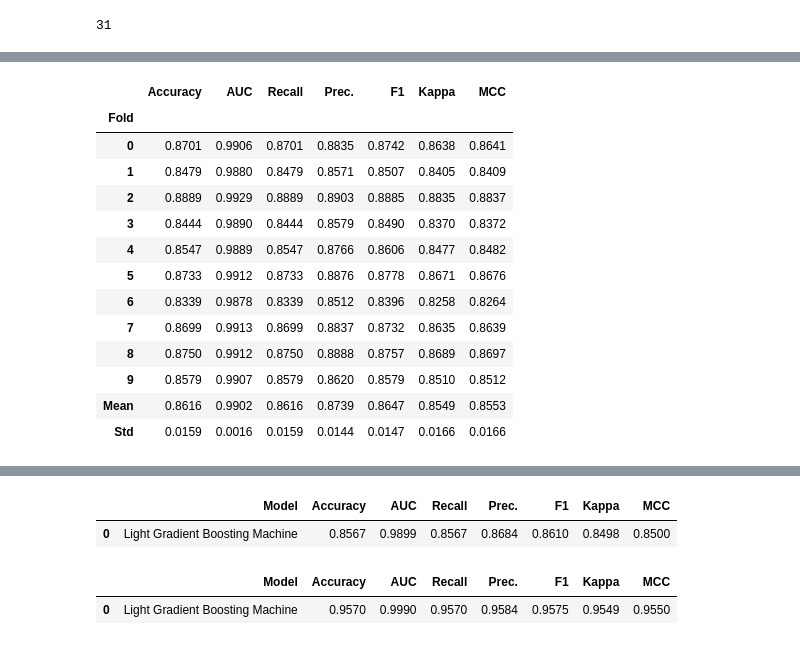
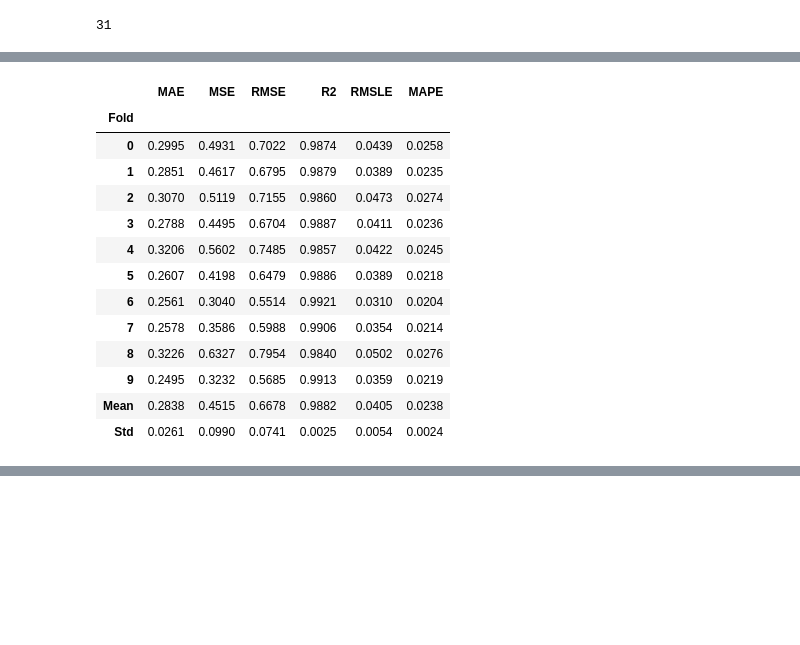
Before and after one commit to cobaltstarkiller/F1RaceOutcome, a Jupyter notebook: f1_race_outcome_LGBM.ipynb, the cells around one changed output, grey strips where cells are left out. Saved outputs shown, nothing was run; the diff lists cells and outputs as text; code cells hidden in the pictures; blank space fills up the shorter version.

```diff
--- a/f1_race_outcome_LGBM.ipynb
+++ b/f1_race_outcome_LGBM.ipynb
@@ -191,33 +172,27 @@ LGBMClassifier(boosting_type='gbdt', class_weight=None, colsample_bytree=1.0,
 # %%
-lgbm_model=create_model('lightgbm')
+lgbm_model=create_model('catboost')
 # %% [output]
 [interactive output not drawn]
-|  | Accuracy | AUC | Recall | Prec. | F1 | Kappa | MCC |
-| Fold |  |  |  |  |  |  |  |
-| 0 | 0.8701 | 0.9906 | 0.8701 | 0.8835 | 0.8742 | 0.8638 | 0.8641 |
-| 1 | 0.8479 | 0.9880 | 0.8479 | 0.8571 | 0.8507 | 0.8405 | 0.8409 |
-| 2 | 0.8889 | 0.9929 | 0.8889 | 0.8903 | 0.8885 | 0.8835 | 0.8837 |
-| 3 | 0.8444 | 0.9890 | 0.8444 | 0.8579 | 0.8490 | 0.8370 | 0.8372 |
-| 4 | 0.8547 | 0.9889 | 0.8547 | 0.8766 | 0.8606 | 0.8477 | 0.8482 |
-| 5 | 0.8733 | 0.9912 | 0.8733 | 0.8876 | 0.8778 | 0.8671 | 0.8676 |
-| 6 | 0.8339 | 0.9878 | 0.8339 | 0.8512 | 0.8396 | 0.8258 | 0.8264 |
-| 7 | 0.8699 | 0.9913 | 0.8699 | 0.8837 | 0.8732 | 0.8635 | 0.8639 |
-| 8 | 0.8750 | 0.9912 | 0.8750 | 0.8888 | 0.8757 | 0.8689 | 0.8697 |
-| 9 | 0.8579 | 0.9907 | 0.8579 | 0.8620 | 0.8579 | 0.8510 | 0.8512 |
-| Mean | 0.8616 | 0.9902 | 0.8616 | 0.8739 | 0.8647 | 0.8549 | 0.8553 |
-| Std | 0.0159 | 0.0016 | 0.0159 | 0.0144 | 0.0147 | 0.0166 | 0.0166 |
+|  | MAE | MSE | RMSE | R2 | RMSLE | MAPE |
+| Fold |  |  |  |  |  |  |
+| 0 | 0.2995 | 0.4931 | 0.7022 | 0.9874 | 0.0439 | 0.0258 |
+| 1 | 0.2851 | 0.4617 | 0.6795 | 0.9879 | 0.0389 | 0.0235 |
+| 2 | 0.3070 | 0.5119 | 0.7155 | 0.9860 | 0.0473 | 0.0274 |
+| 3 | 0.2788 | 0.4495 | 0.6704 | 0.9887 | 0.0411 | 0.0236 |
+| 4 | 0.3206 | 0.5602 | 0.7485 | 0.9857 | 0.0422 | 0.0245 |
+| 5 | 0.2607 | 0.4198 | 0.6479 | 0.9886 | 0.0389 | 0.0218 |
+| 6 | 0.2561 | 0.3040 | 0.5514 | 0.9921 | 0.0310 | 0.0204 |
+| 7 | 0.2578 | 0.3586 | 0.5988 | 0.9906 | 0.0354 | 0.0214 |
+| 8 | 0.3226 | 0.6327 | 0.7954 | 0.9840 | 0.0502 | 0.0276 |
+| 9 | 0.2495 | 0.3232 | 0.5685 | 0.9913 | 0.0359 | 0.0219 |
+| Mean | 0.2838 | 0.4515 | 0.6678 | 0.9882 | 0.0405 | 0.0238 |
+| Std | 0.0261 | 0.0990 | 0.0741 | 0.0025 | 0.0054 | 0.0024 |
 [interactive output not drawn]
 # %%
 evaluate_model(lgbm_model)
 # %%
 prediction_df=predict_model(lgbm_model)
-# %% [output]
-|  | Model | Accuracy | AUC | Recall | Prec. | F1 | Kappa | MCC |
-| 0 | Light Gradient Boosting Machine | 0.8567 | 0.9899 | 0.8567 | 0.8684 | 0.8610 | 0.8498 | 0.8500 |
 # %%
 new_predictions=predict_model(lgbm_model, f1data_filtered)
-# %% [output]
-|  | Model | Accuracy | AUC | Recall | Prec. | F1 | Kappa | MCC |
-| 0 | Light Gradient Boosting Machine | 0.9570 | 0.9990 | 0.9570 | 0.9584 | 0.9575 | 0.9549 | 0.9550 |
 # %%
 plot_model(lgbm_model, plot='feature')
```
Also changed, not shown: parts of 8 cells of this notebook, 10 other files.
